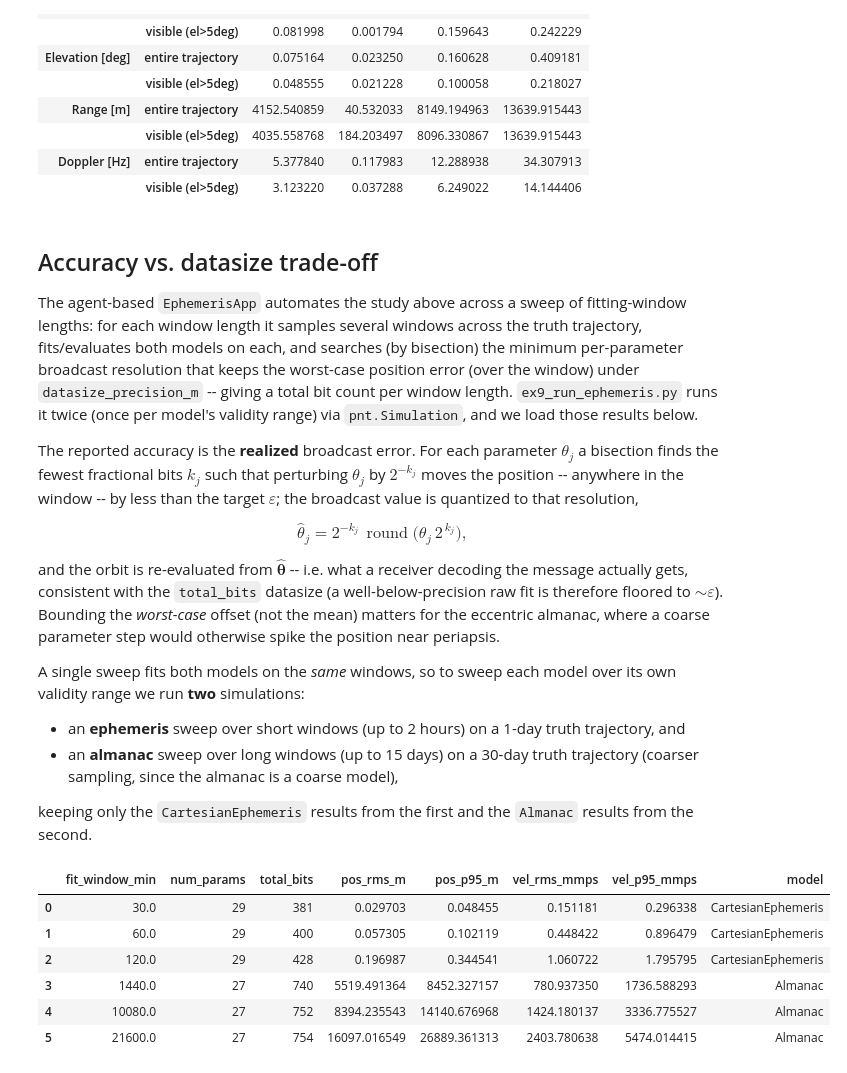
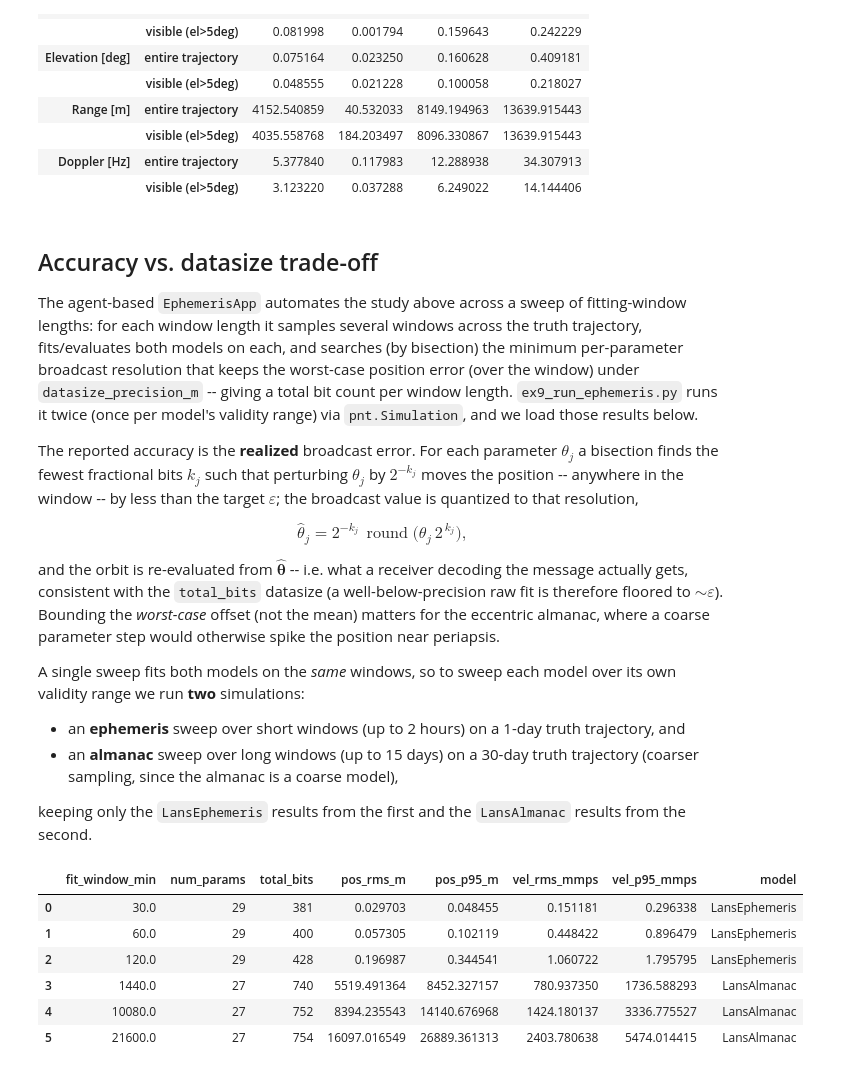
Before and after one commit to Stanford-NavLab/LuPNT, a Jupyter notebook: python/examples/ex9_ephemeris.ipynb, the cells around one changed output. Cells and saved outputs as stored; diff of their text form; code cells hidden in the pictures.

```diff
--- a/python/examples/ex9_ephemeris.ipynb
+++ b/python/examples/ex9_ephemeris.ipynb
@@ -193,7 +193,7 @@ n_eph = int(round(eph_window_hr * pnt.SECS_HOUR / eph_dt_s)) + 1
 t_eph_win = t_eph_s[:n_eph]
 rv_eph_win_pa = rv_eph_pa[:n_eph]
 
-# Almanac: long (15-day) window from the coarsely sampled 30-day truth arc.
+# LansAlmanac: long (15-day) window from the coarsely sampled 30-day truth arc.
 alm_window_days = 15.0
 n_alm = int(round(alm_window_days * pnt.SECS_DAY / alm_dt_s)) + 1
 t_alm_win = t_alm_s[:n_alm]
@@ -207,9 +207,9 @@ cart_opts = pnt.EphemerisFitOptions()
 cart_opts.poly_order = 8
 cart_opts.use_keplerian_baseline = True
 cart_opts.frame = pnt.MOON_PA
-cart_eph = pnt.CartesianEphemeris(cart_opts)
+cart_eph = pnt.LansEphemeris(cart_opts)
 
-# Almanac (Algorithm 2 of Iiyama & Gao): each element is a *linear* polynomial plus one
+# LansAlmanac (Algorithm 2 of Iiyama & Gao): each element is a *linear* polynomial plus one
 # element-specific Fourier term, with the argument of periapsis replaced by an
 # argument-of-latitude correction u = nu + (linear + Fourier). The u-parameterization stays
 # well-conditioned near periapsis, so a linear fit is enough -- keeping the message small.
@@ -217,17 +217,17 @@ alm_opts = pnt.AlmanacFitOptions()
 alm_opts.poly_order = 1
 alm_opts.num_fourier_terms = 1
 alm_opts.frame = pnt.MOON_PA
-almanac = pnt.Almanac(alm_opts)
+almanac = pnt.LansAlmanac(alm_opts)
 
 params_cart = cart_eph.fit(t_eph_win, rv_eph_win_pa)
 params_alm = almanac.fit(t_alm_win, rv_alm_win_pa)
 
 print(
-    f"CartesianEphemeris ({eph_window_hr:.0f}-hour window, MOON_PA): "
+    f"LansEphemeris ({eph_window_hr:.0f}-hour window, MOON_PA): "
     f"{cart_eph.num_params()} params -> {cart_eph.param_names()}"
 )
 print(
-    f"Almanac ({alm_window_days:.0f}-day window, MOON_PA): "
+    f"LansAlmanac ({alm_window_days:.0f}-day window, MOON_PA): "
     f"{almanac.num_params()} params -> {almanac.param_names()}"
 )
 
@@ -236,11 +236,11 @@ err_alm = almanac.eval_error(t_alm_win, rv_alm_win_pa, params_alm)
 
 summary = pd.DataFrame(
     {
-        "CartesianEphemeris (2 hr)": [
+        "LansEphemeris (2 hr)": [
             err_cart.rms_pos_m[3], err_cart.p95_pos_m[3],
             err_cart.rms_vel_mps[3], err_cart.p95_vel_mps[3],
         ],
-        "Almanac (15 day)": [
+        "LansAlmanac (15 day)": [
             err_alm.rms_pos_m[3], err_alm.p95_pos_m[3],
             err_alm.rms_vel_mps[3], err_alm.p95_vel_mps[3],
         ],
@@ -464,39 +464,39 @@ sweep each model over its own validity range we run **two** simulations:
 - an **almanac** sweep over long windows (up to 15 days) on a 30-day truth
   trajectory (coarser sampling, since the almanac is a coarse model),
 
-keeping only the `CartesianEphemeris` results from the first and the `Almanac`
+keeping only the `LansEphemeris` results from the first and the `LansAlmanac`
 results from the second.
 # %%
 def results_to_df(d, prefix, label):
     df = pd.DataFrame(
         {
             "fit_window_min": d[f"{prefix}_fit_window_min"],
             "num_params": d[f"{prefix}_num_params"].astype(int),
             "total_bits": d[f"{prefix}_total_bits"].astype(int),
             "pos_rms_m": d[f"{prefix}_pos_rms_m"],
             "pos_p95_m": d[f"{prefix}_pos_p95_m"],
             "vel_rms_mmps": d[f"{prefix}_vel_rms_mps"] * 1000,
             "vel_p95_mmps": d[f"{prefix}_vel_p95_mps"] * 1000,
         }
     )
     df["model"] = label
     return df
 
 
-# Keep the CartesianEphemeris results from the short (ephemeris) sweep and the Almanac
+# Keep the LansEphemeris results from the short (ephemeris) sweep and the LansAlmanac
 # results from the long (almanac) sweep -- each model over its own validity range.
-df_cart = results_to_df(eph, "cart", "CartesianEphemeris")
-df_alm = results_to_df(alm, "alm", "Almanac")
+df_cart = results_to_df(eph, "cart", "LansEphemeris")
+df_alm = results_to_df(alm, "alm", "LansAlmanac")
 df = pd.concat([df_cart, df_alm], ignore_index=True)
 df
 # %% [output]
 |  | fit_window_min | num_params | total_bits | pos_rms_m | pos_p95_m | vel_rms_mmps | vel_p95_mmps | model |
-| 0 | 30.0 | 29 | 381 | 0.029703 | 0.048455 | 0.151181 | 0.296338 | CartesianEphemeris |
-| 1 | 60.0 | 29 | 400 | 0.057305 | 0.102119 | 0.448422 | 0.896479 | CartesianEphemeris |
-| 2 | 120.0 | 29 | 428 | 0.196987 | 0.344541 | 1.060722 | 1.795795 | CartesianEphemeris |
-| 3 | 1440.0 | 27 | 740 | 5519.491364 | 8452.327157 | 780.937350 | 1736.588293 | Almanac |
-| 4 | 10080.0 | 27 | 752 | 8394.235543 | 14140.676968 | 1424.180137 | 3336.775527 | Almanac |
-| 5 | 21600.0 | 27 | 754 | 16097.016549 | 26889.361313 | 2403.780638 | 5474.014415 | Almanac |
+| 0 | 30.0 | 29 | 381 | 0.029703 | 0.048455 | 0.151181 | 0.296338 | LansEphemeris |
+| 1 | 60.0 | 29 | 400 | 0.057305 | 0.102119 | 0.448422 | 0.896479 | LansEphemeris |
+| 2 | 120.0 | 29 | 428 | 0.196987 | 0.344541 | 1.060722 | 1.795795 | LansEphemeris |
+| 3 | 1440.0 | 27 | 740 | 5519.491364 | 8452.327157 | 780.937350 | 1736.588293 | LansAlmanac |
+| 4 | 10080.0 | 27 | 752 | 8394.235543 | 14140.676968 | 1424.180137 | 3336.775527 | LansAlmanac |
+| 5 | 21600.0 | 27 | 754 | 16097.016549 | 26889.361313 | 2403.780638 | 5474.014415 | LansAlmanac |
 # %%
 fig, axes = plt.subplots(1, 2, figsize=(12, 4.5))
 
```
Also changed, not shown: parts of 12 cells of this notebook, 20 other files.
